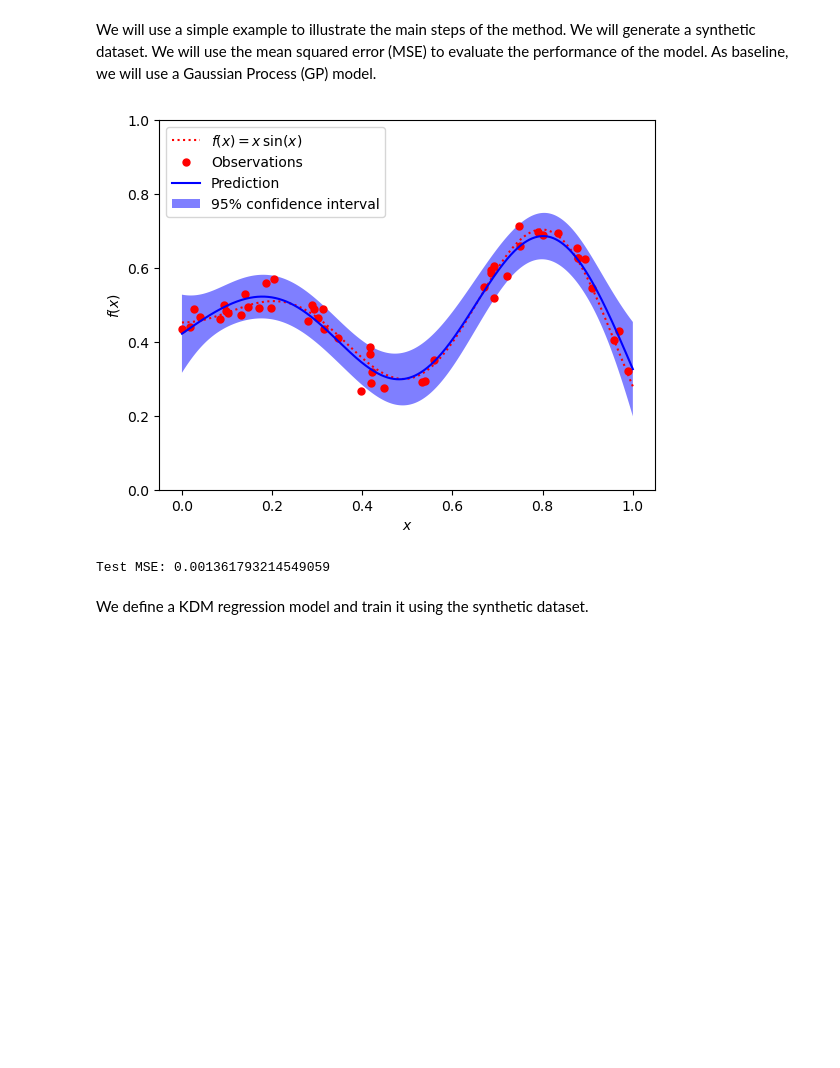
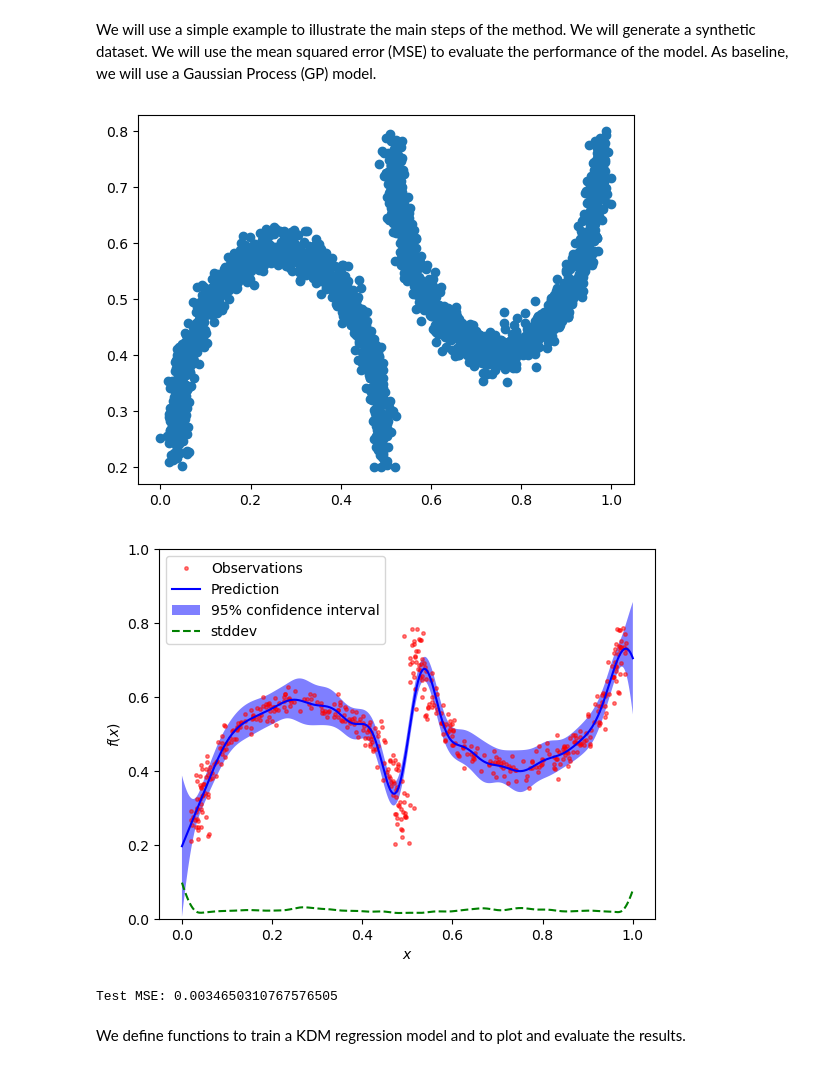
Before and after one commit to fagonzalezo/kdm, a Jupyter notebook: examples/kdm_regression.ipynb, the cells around one changed output. Cells and saved outputs as stored; diff of their text form; code cells hidden in the pictures; blank space fills up the shorter version.

```diff
--- a/examples/kdm_regression.ipynb
+++ b/examples/kdm_regression.ipynb
@@ -25,73 +25,72 @@ import kdm
 # %% [markdown]
 We will use a simple example to illustrate the main steps of the method. We will generate a synthetic dataset. We will use the mean squared error (MSE) to evaluate the performance of the model. As baseline, we will use a Gaussian Process (GP) model.
 # %%
-import numpy as np
-from matplotlib import pyplot as plt
-from sklearn.gaussian_process import GaussianProcessRegressor
-from sklearn.gaussian_process.kernels import RBF, ConstantKernel
-from sklearn.preprocessing import MinMaxScaler
-from matplotlib import pyplot as pl
+
 
 np.random.seed(1)
 
-num_train_samples = 50
+num_train_samples = 500
 
-def f(x):
-    """The function to predict."""
-    return 10* x * np.sin(x*10)
+# create a two moons dataset
+X, y = make_moons(n_samples=2000, noise=0.05)
 
-x = np.atleast_2d(np.linspace(0, 1, 1000)).T
+# move the points from class two to the right and to the top
+X[y == 1, 0] += 1.1
+X[y == 1, 1] += 1
 
-# Train and test data
-X = np.random.random(2000)
-X = np.atleast_2d(X).T
+y = X[:, 1:]
+X = X[:, :1]
 
-# Observations and noise
-y = f(X).ravel()
-dy = 0.5 + 1.0 * np.random.random(y.shape[0])
-noise = np.random.normal(0, dy)
-y += noise
+scaler = MinMaxScaler((0, 1))
+X = scaler.fit_transform(X)
+
 scaler = MinMaxScaler((0.2, 0.8))
-y = scaler.fit_transform(y.reshape(-1, 1)).ravel()
+y = scaler.fit_transform(y)
+
+# plot the dataset
+plt.scatter(X, y, label='Class 0')
+plt.show()
 
 X_train, X_test = X[:num_train_samples], X[num_train_samples:]
-y_train, y_test = y[:num_train_samples, None], y[num_train_samples:, None]
+y_train, y_test = y[:num_train_samples], y[num_train_samples:]
 
 # Instantiate a Gaussian Process model
-kernel = ConstantKernel(1.0, (1e-3, 1e3)) * RBF(10, (1e-2, 1e2))
+kernel = ConstantKernel(1.0, (1e-3, 1e3)) * RBF(10., (1e-2, 1e2))
 gp = GaussianProcessRegressor(kernel=kernel, alpha= 0.01,# dy ** 2,
                               n_restarts_optimizer=10)
 
 # Fit to data using Maximum Likelihood Estimation of the parameters
 gp.fit(X_train, y_train)
 
 # Make the prediction on the meshed x-axis (ask for MSE as well)
+x = np.atleast_2d(np.linspace(0, 1, 1000)).T
 y_pred, sigma = gp.predict(x, return_std=True)
 
 # Plot the function, the prediction and the 95% confidence interval based on
 # the MSE
 plt.figure()
-plt.plot(x, scaler.transform(f(x)), 'r:', label=r'$f(x) = x\,\sin(x)$')
-plt.plot(X_train.ravel(), y_train, 'r.', markersize=10, label='Observations')
+plt.plot(X_train.ravel(), y_train, 'r.', markersize=5, label='Observations', alpha=0.5)
 plt.plot(x, y_pred, 'b-', label='Prediction')
 plt.fill_between(x[:,0], y_pred - 1.9600 * sigma, y_pred + 1.9600 * sigma,
          alpha=.5, fc='b', ec='None', label='95% confidence interval')
+
+plt.plot(x[:,0], sigma, 'g--', label='stddev')
 
 plt.xlabel('$x$')
 plt.ylabel('$f(x)$')
 plt.ylim(0, 1)
 plt.legend(loc='upper left')
 
 plt.show()
 y_pred_test = gp.predict(X_test)
-from sklearn.metrics import mean_squared_error
 
 print(f"Test MSE: {mean_squared_error(y_test, y_pred_test)}")
 # %% [output]
-[figure, old version]
+[figure, new version]
+[figure, added]
-Test MSE: 0.001361793214549059
+Test MSE: 0.0034650310767576505
 # %% [markdown]
-We define a KDM regression model and train it using the synthetic dataset.
+We define functions to train a KDM regression model and to plot and evaluate the results.
 # %%
 from kdm.models import KDMRegressModel
 from kdm.utils import dm_rbf_expectation, dm_rbf_variance
```
Also changed, not shown: parts of 12 cells of this notebook, 1 other file.
